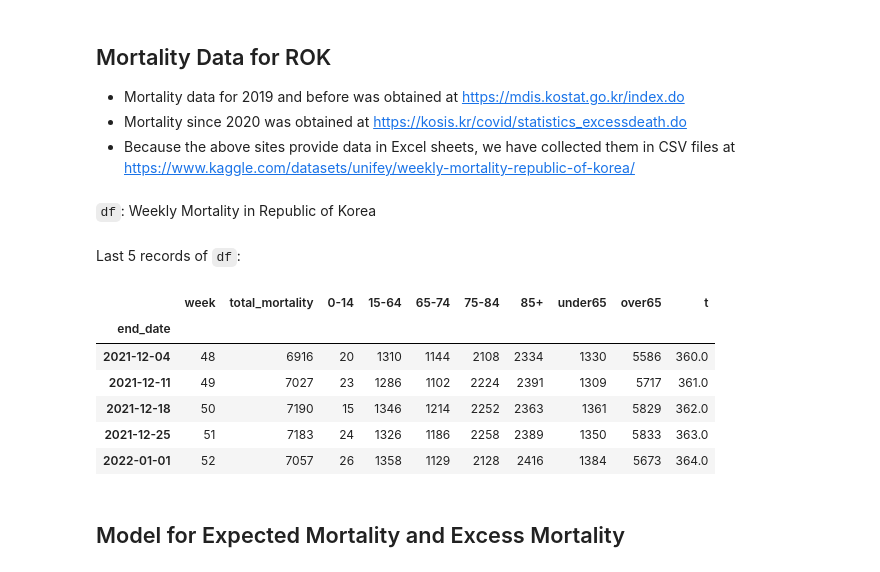
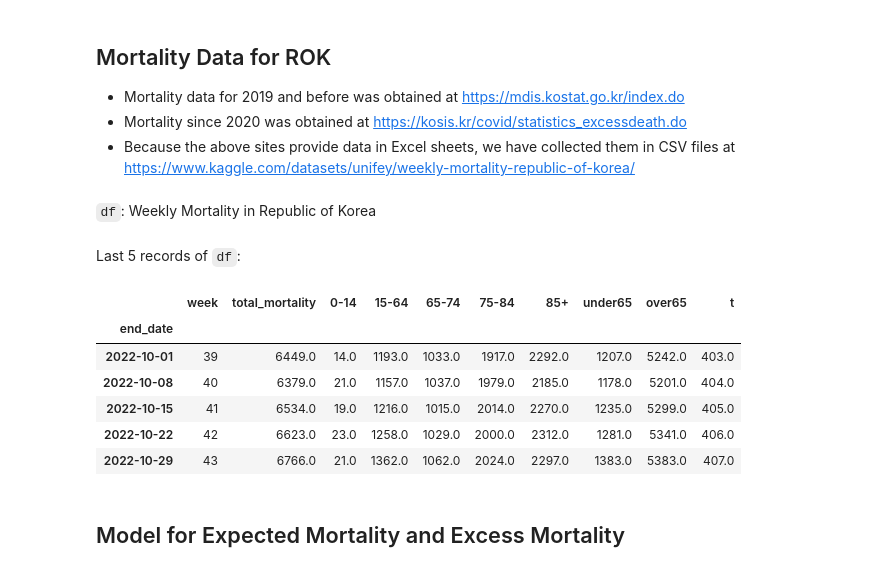
Before and after one commit to unifey/excess-mortality-ROK, a Jupyter notebook: excess-mortality-rok.ipynb, the cells around one changed output. Cells and saved outputs as stored; diff of their text form; code cells hidden in the pictures.

```diff
--- a/excess-mortality-rok.ipynb
+++ b/excess-mortality-rok.ipynb
@@ -56,7 +56,7 @@ def dmd(string):
 # %%
 #--------- Create mortality dataframe
 
-years = ['2015','2016','2017','2018','2019','2020','2021']
+years = ['2015','2016','2017','2018','2019','2020','2021','2022']
 columns = []
 files = []
 
@@ -67,38 +67,38 @@ for year in years:
                      ,year,'korea.csv'])
     data = pd.read_csv(file)
     df_list.append(data)
 
 df = pd.concat(df_list)
 
 #--- Set appropriate data types
 df = df.astype(int,errors='ignore')
 df.end_date = pd.to_datetime(df.end_date, format = '%Y-%m-%d')
 
 #--- Organize dataframe
 df.set_index('end_date', inplace=True)
 df.dropna(inplace=True, axis=0)
 df = df.rename(columns={'mortality':'total_mortality'})
 
 df['under65'] = df['0-14']+df['15-64']
 df['over65'] = df['65-74']+df['75-84']+df['85+']
 
 #--- Add "week" parameter `t` that begins from 2015
 N_t = len(df.index) # Number of weeks in dataframe
 tvals = np.linspace(0,N_t-1,N_t)
 df['t'] = tvals
 dmd('`df`: Weekly Mortality in Republic of Korea')
 dmd('Last 5 records of `df`:')
 df.tail()
 # %% [output]
 `df`: Weekly Mortality in Republic of Korea
 Last 5 records of `df`:
 |  | week | total_mortality | 0-14 | 15-64 | 65-74 | 75-84 | 85+ | under65 | over65 | t |
 | end_date |  |  |  |  |  |  |  |  |  |  |
-| 2021-12-04 | 48 | 6916 | 20 | 1310 | 1144 | 2108 | 2334 | 1330 | 5586 | 360.0 |
-| 2021-12-11 | 49 | 7027 | 23 | 1286 | 1102 | 2224 | 2391 | 1309 | 5717 | 361.0 |
-| 2021-12-18 | 50 | 7190 | 15 | 1346 | 1214 | 2252 | 2363 | 1361 | 5829 | 362.0 |
-| 2021-12-25 | 51 | 7183 | 24 | 1326 | 1186 | 2258 | 2389 | 1350 | 5833 | 363.0 |
-| 2022-01-01 | 52 | 7057 | 26 | 1358 | 1129 | 2128 | 2416 | 1384 | 5673 | 364.0 |
+| 2022-10-01 | 39 | 6449.0 | 14.0 | 1193.0 | 1033.0 | 1917.0 | 2292.0 | 1207.0 | 5242.0 | 403.0 |
+| 2022-10-08 | 40 | 6379.0 | 21.0 | 1157.0 | 1037.0 | 1979.0 | 2185.0 | 1178.0 | 5201.0 | 404.0 |
+| 2022-10-15 | 41 | 6534.0 | 19.0 | 1216.0 | 1015.0 | 2014.0 | 2270.0 | 1235.0 | 5299.0 | 405.0 |
+| 2022-10-22 | 42 | 6623.0 | 23.0 | 1258.0 | 1029.0 | 2000.0 | 2312.0 | 1281.0 | 5341.0 | 406.0 |
+| 2022-10-29 | 43 | 6766.0 | 21.0 | 1362.0 | 1062.0 | 2024.0 | 2297.0 | 1383.0 | 5383.0 | 407.0 |
 # %% [markdown]
 ## Model for Expected Mortality and Excess Mortality
 # %% [markdown]
```
Also changed, not shown: parts of 10 cells of this notebook.
